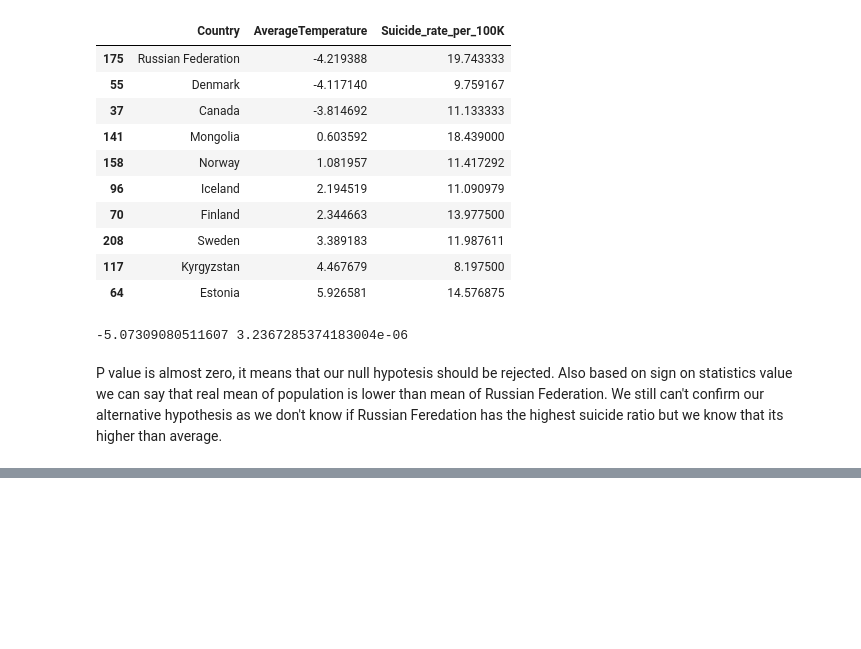
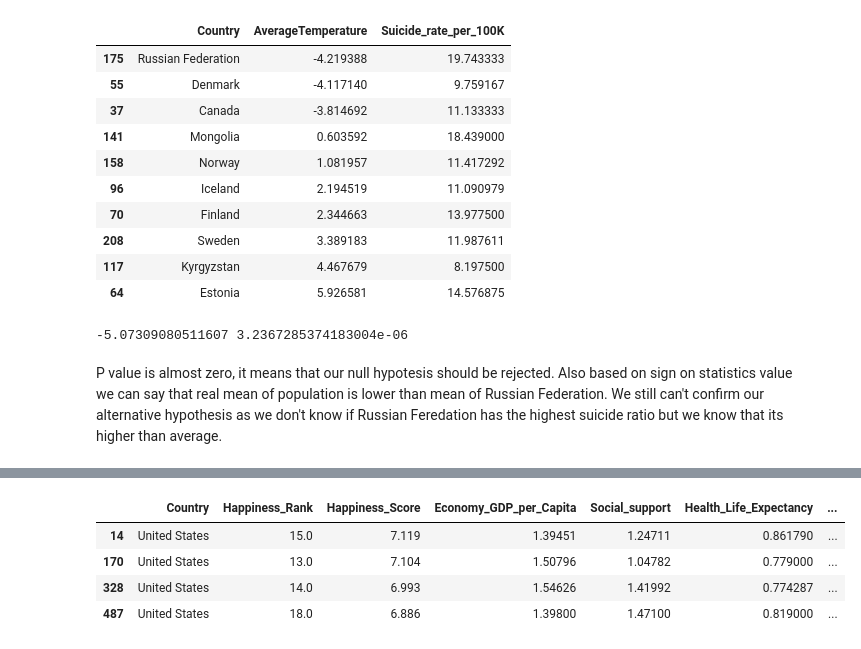
Before and after one commit to SvetlanaGruzdeva/Global-Happiness-Project, a Jupyter notebook: main.ipynb, the cells around one changed output, grey strips where cells are left out. Drawn from its saved outputs; the diff is of its cells as text; code cells hidden in the pictures; blank space fills up the shorter version.

```diff
--- a/main.ipynb
+++ b/main.ipynb
@@ -1112,3 +1112,8 @@ print(stat, pval)
 -5.07309080511607 3.2367285374183004e-06
 # %% [markdown]
 P value is almost zero, it means that our null hypotesis should be rejected. Also based on sign on statistics value we can say that real mean of population is lower than mean of Russian Federation. We still can't confirm our alternative hypothesis as we don't know if Russian Feredation has the highest suicide ratio but we know that its higher than average.
+# %%
+df_suicide_worldbank = pd.read_csv('.\\data\\suicide.csv')
+df_suicide_worldbank = df_suicide_worldbank[['Country Name', 'Country Code', 'Year', 'Stat']]
+df_suicide_worldbank.columns = ['Country', 'Country_Code', 'Year', 'Suicide_rate_per_100K']
+df_suicide_worldbank.head()
@@ -1114,0 +1141,2 @@ P value is almost zero, it means that our null hypotesis should be rejected. Als
+# %%
+df_suicide_worldbank = df_suicide_worldbank.dropna()
@@ -1114,0 +1161,11 @@ P value is almost zero, it means that our null hypotesis should be rejected. Als
+# %%
+df1 = df_suicide_new[['Country', 'TIME', 'Value', 'Country_Code']]
+df1.columns = ['Country', 'Year', 'Suicide_rate_per_100K', 'Country_Code']
+df1 = df1.loc[df1['Year'].isin([2017, 2018])]
+
+df2 = df_suicide_worldbank[['Country', 'Year', 'Suicide_rate_per_100K', 'Country_Code']]
+df2.columns=['Country', 'Year', 'Suicide_rate_per_100K', 'Country_Code']
+frames = [df1, df2]
+df_suicide = pd.concat(frames)
+
+df_suicide.head()
@@ -1114,0 +1181,18 @@ P value is almost zero, it means that our null hypotesis should be rejected. Als
+# %%
+df0 = pd.merge(df_happiness_cut, df_climate_cut, on = ['Country', 'Year'], how = 'outer')
+df = pd.merge(df0, df_suicide, on = ['Country', 'Year'], how = 'outer')
+df.rename(columns={'Country_Code_x':'Country_Code_h',
+                   'Country_Code_y':'Country_Code_c',
+                   'Country_Code':'Country_Code_s'}, inplace=True)
+
+# Spot check to verify data.
+df.loc[df['Country'] == 'Netherlands']
+df.loc[df['Country'] == 'Russian Federation']
+df.loc[df['Country'] == 'China']
+df.loc[df['Country'] == 'United States']
+# %% [output]
+|  | Country | Happiness_Rank | Happiness_Score | Economy_GDP_per_Capita | Social_support | Health_Life_Expectancy | ... |
+| 14 | United States | 15.0 | 7.119 | 1.39451 | 1.24711 | 0.861790 | ... |
+| 170 | United States | 13.0 | 7.104 | 1.50796 | 1.04782 | 0.779000 | ... |
+| 328 | United States | 14.0 | 6.993 | 1.54626 | 1.41992 | 0.774287 | ... |
+| 487 | United States | 18.0 | 6.886 | 1.39800 | 1.47100 | 0.819000 | ... |
```
Also changed, not shown: parts of 6 cells of this notebook.
